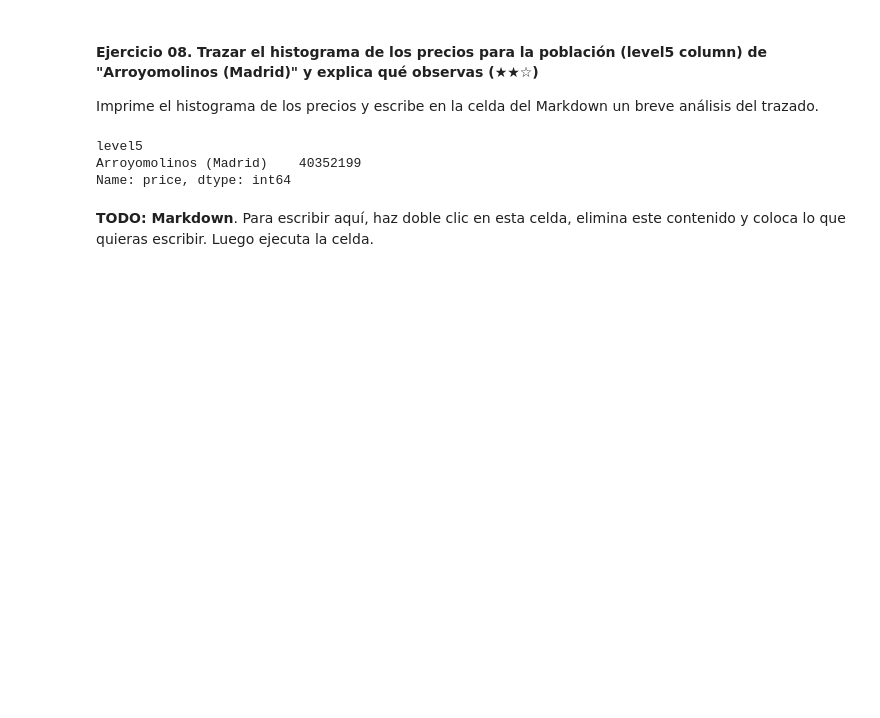
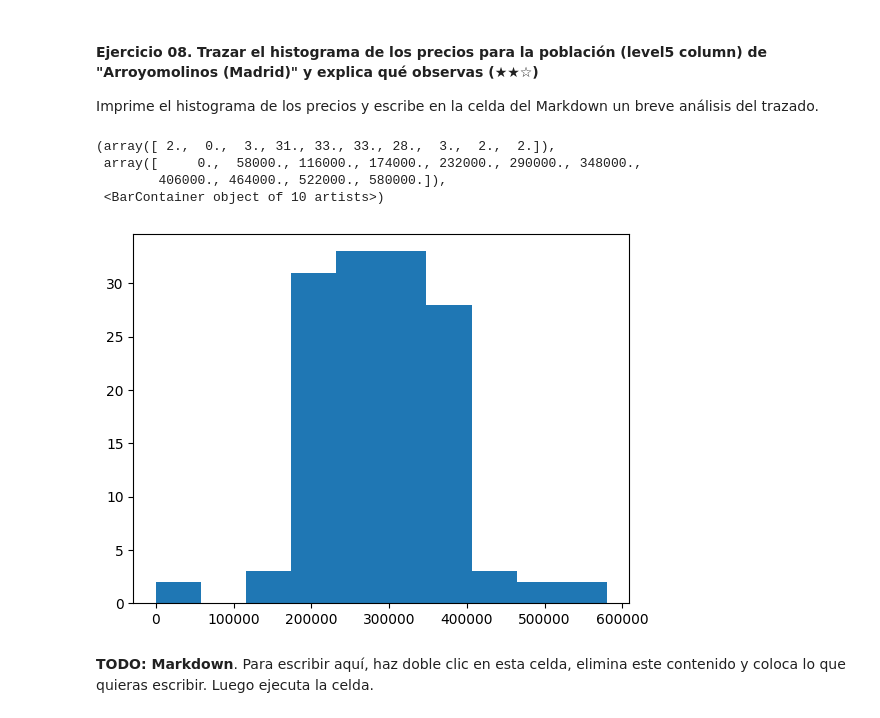
Before and after one commit to misadeep/realestate-datacleanup-exercise, a Jupyter notebook: project.es.ipynb, the cells around one changed output. Drawn from its saved outputs; the diff is of its cells as text; code cells hidden in the pictures; blank space fills up the shorter version.

```diff
--- a/project.es.ipynb
+++ b/project.es.ipynb
@@ -347,11 +347,12 @@ dtype: float64
 Imprima una comparación entre las dimensiones del DataFrame original versus el DataFrame después de las eliminaciones.
 # %%
 # TODO
-df = pd.read_csv('assets/real_estate2.csv', sep= ';')
-dfnas = df.dropna(how='any')
-print("si se buscan valores en celda NAs el dataframe queda  \nigual, si buscas nan es diferente y si se buscan valores Not is Number \n \n \n \n" )
-print("Conteo de filas en el DataFrame 'limpio' \n  \n ")
-print(dfnas.head(10))
-print("Conteo de filas en el DataFrame Original \n  \n ")
-print(df.head(1))
+df = pd.read_csv('assets/real_estate.csv', sep= ';')
+dfnas = df.isna().all(axis=1).dropna()
+dfcount = df.count()
+print("si se buscan valores en celda NAs el dataframe queda  \nigual, si buscas nan es diferente y si se buscan valores Not is Number \n" )
+print("Conteo de filas en el DataFrame 'limpio': \n  \n ")
+print(dfnas.count())
+print("Conteo de filas en el DataFrame Original: \n  \n ")
+print(dfcount)
 # %% [output]
@@ -389,11 +412,15 @@ Name: price, dtype: float64
 Imprime el histograma de los precios y escribe en la celda del Markdown un breve análisis del trazado.
 # %%
 # TODO: Code
-df[df['level5'] == "Arroyomolinos (Madrid)"].groupby('level5')['price'].sum()
+import matplotlib.pyplot as plt
+df_histograma = df[df['level5'] == 'Arroyomolinos (Madrid)']
+plt.hist(df_histograma["price"])
 # %% [output]
-level5
-Arroyomolinos (Madrid)    40352199
-Name: price, dtype: int64
+(array([ 2.,  0.,  3., 31., 33., 33., 28.,  3.,  2.,  2.]),
+ array([     0.,  58000., 116000., 174000., 232000., 290000., 348000.,
+        406000., 464000., 522000., 580000.]),
+ <BarContainer object of 10 artists>)
+[figure, added]
 # %% [markdown]
 **TODO: Markdown**. Para escribir aquí, haz doble clic en esta celda, elimina este contenido y coloca lo que quieras escribir. Luego ejecuta la celda.
 # %% [markdown]
```
Also changed, not shown: parts of 3 cells of this notebook.
